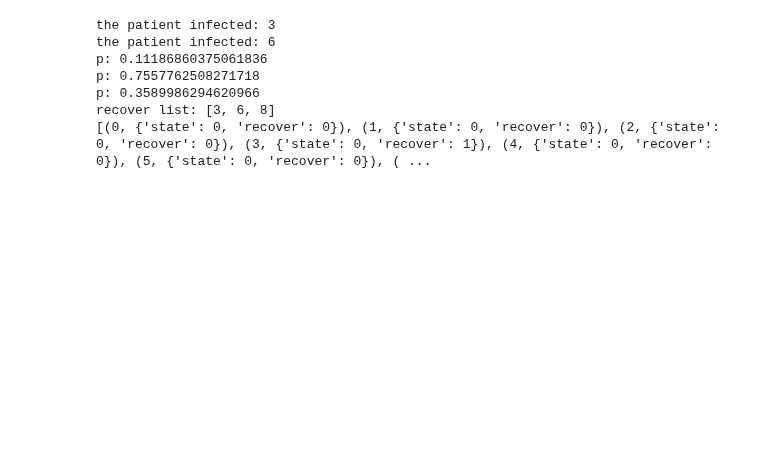
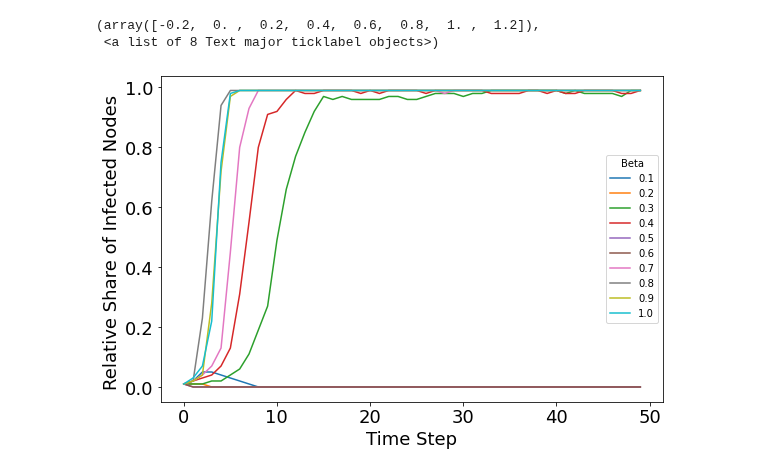
Before and after one commit to sunwen0120/social_network, a Jupyter notebook: homework_4/H4 Test.ipynb, the cells around one changed output. Drawn from its saved outputs; the diff is of its cells as text; code cells hidden in the pictures; blank space fills up the shorter version.

```diff
--- a/homework_4/H4 Test.ipynb
+++ b/homework_4/H4 Test.ipynb
@@ -25,6 +25,16 @@ def initialize_graph(G, attr="state"):
     patient_zero=random.choice(list(H.nodes())) #randomly select a node
     H.nodes[patient_zero][attr]=1 #change its state to 1 - infected
     return H
+# %%
+def change_infected_into_recover(G,node_states,attr,attr2):
+    node_recover = nx.get_node_attributes(G,attr2)
+    for x in G.nodes():
+        if node_recover[x] == 1:
+            node_states[x]=0
+            node_recover[x]=0
+    nx.set_node_attributes(G,node_states,attr)
+    nx.set_node_attributes(G,node_recover,attr2)
+    return G
 # %%
 def spread_SIS(G: nx.Graph, beta: float, mu: float, attr: str="state") -> nx.Graph:
     """
@@ -105,13 +82,0 @@ print(BA0.node(data=True))
-# %%
-H = BA0.copy()
-# %%
-spread_SIS(H,0.5, 0.2, 'state')
-print(H.node(data=True))
-# %% [output]
-the patient infected: 3
-the patient infected: 6
-p: 0.11186860375061836
-p: 0.7557762508271718
-p: 0.3589986294620966
-recover list: [3, 6, 8]
-[(0, {'state': 0, 'recover': 0}), (1, {'state': 0, 'recover': 0}), (2, {'state': 0, 'recover': 0}), (3, {'state': 0, 'recover': 1}), (4, {'state': 0, 'recover': 0}), (5, {'state': 0, 'recover': 0}), ( ...
@@ -123,0 +83,36 @@ recover list: [3, 6, 8]
+# %%
+def simulate_SIS_epidemic(H, steps,beta,attr="state"):
+    G=H.copy()
+    n_nodes = G.number_of_nodes()
+    pct_infected = [1/n_nodes]
+    steps_1 = steps - 1
+    G_new = spread_SIS(G,beta,0.8,attr)
+    count = 0
+    for _ in range(steps_1):
+        node_states = nx.get_node_attributes(G_new,attr)
+        change_infected_into_recover(G_new,node_states,attr,'recover')
+        spread_SIS(G_new,beta,0.8,attr)
+        count_infected = 0
+        for node in node_states:
+            if node_states[node]==1:
+                count_infected+=1
+        pct_infected.append(count_infected/n_nodes)
+
+    return pct_infected
+# %%
+BA = nx.barabasi_albert_graph(100,2)
+BA0 = initialize_graph(BA, 'state')
+BA0_new = nx.set_node_attributes(BA0, name = 'recover',values =0)
+
+plt.figure(figsize=(9,6))
+for beta in np.linspace(.1,1,10):
+    plt.plot(simulate_SIS_epidemic(BA0,50,beta,'state'),label=round(beta,1))
+plt.legend(title='Beta')
+plt.ylabel('Relative Share of Infected Nodes ',size=18)
+plt.xlabel('Time Step',size=18)
+plt.xticks(size=18)
+plt.yticks(size=18)
+# %% [output]
+(array([-0.2,  0. ,  0.2,  0.4,  0.6,  0.8,  1. ,  1.2]),
+ <a list of 8 Text major ticklabel objects>)
+[figure, added]
```
Also changed, not shown: parts of 6 cells of this notebook, 3 other files.
